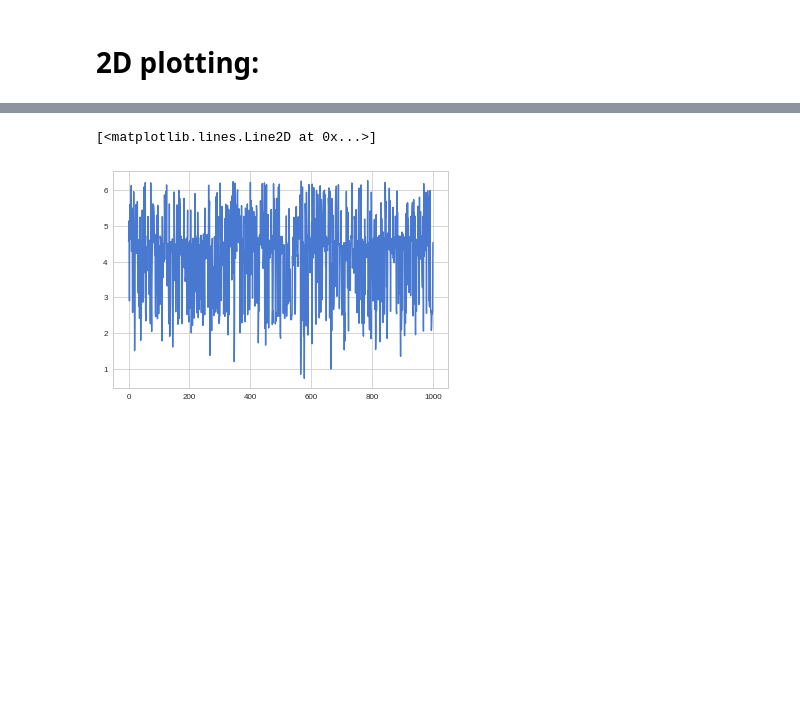
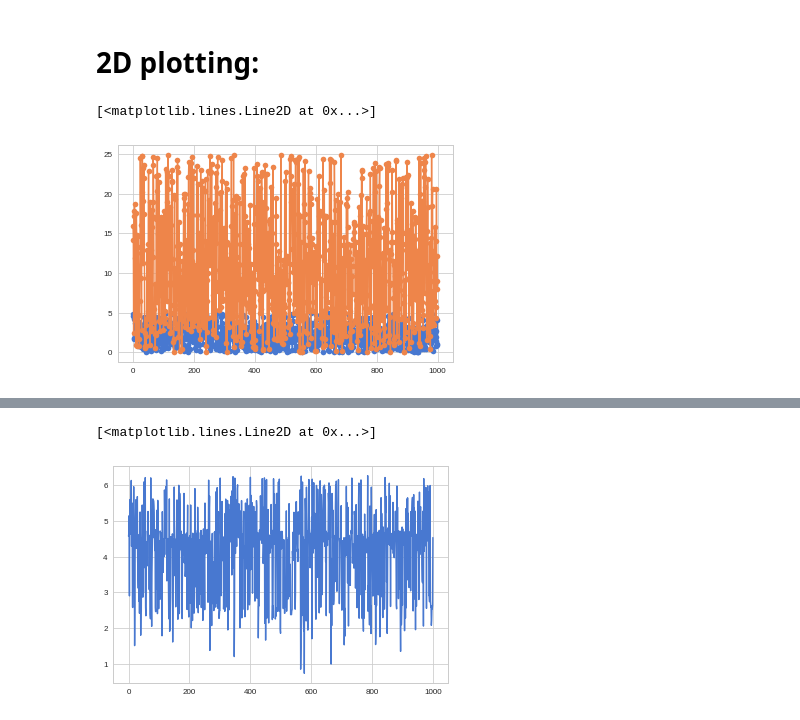
Before and after one commit to ctorney/abc-graph-nets, a Jupyter notebook: zonal_violins_2d_4d.ipynb, the cells around one changed output, grey strips where cells are left out. Cells and saved outputs as stored; diff of their text form; code cells hidden in the pictures; blank space fills up the shorter version.

```diff
--- a/zonal_violins_2d_4d.ipynb
+++ b/zonal_violins_2d_4d.ipynb
@@ -98,4 +102,17 @@ for data_rep in range(num_reps):
     samples_gnn[:,:,data_rep,dis] = np.load('../content/abc-graph-nets/inference_2d/2d_output/rep_' + str(data_rep) + '_DI_' + str(dis) + '.npy') #,allow_pickle=True)
     samples_mss[:,:,data_rep,dis] = np.load('../content/abc-graph-nets/inference_2d/2d_multi_ss/SR_rep_' + str(data_rep) + '_DI_' + str(dis) + '.npy') #sum stats and normal GPABC
     samples_mrc[:,:,data_rep,dis] = np.load('../content/abc-graph-nets/inference_2d/2d_multi_rc/SR_rep_' + str(data_rep) + '_DI_' + str(dis) + '.npy') #linear regression sum stats
+# %%
+rep =0
+di = 0
+
+plt.plot(samples_gnn[:,0,rep,di],'-o')
+plt.plot(samples_gnn[:,1,rep,di],'-o')
+
+
+#plt.xlim([450,500])
+#plt.ylim([0,40])
+# %% [output]
+[<matplotlib.lines.Line2D at 0x...>]
+[figure, added]
 # %%
```
Also changed, not shown: parts of 22 cells of this notebook.
